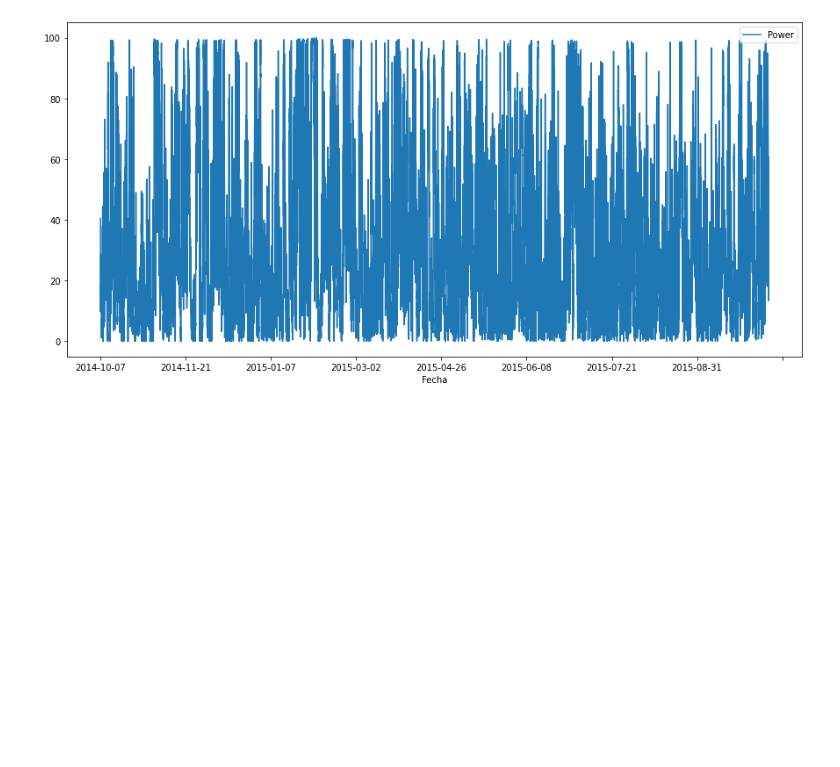
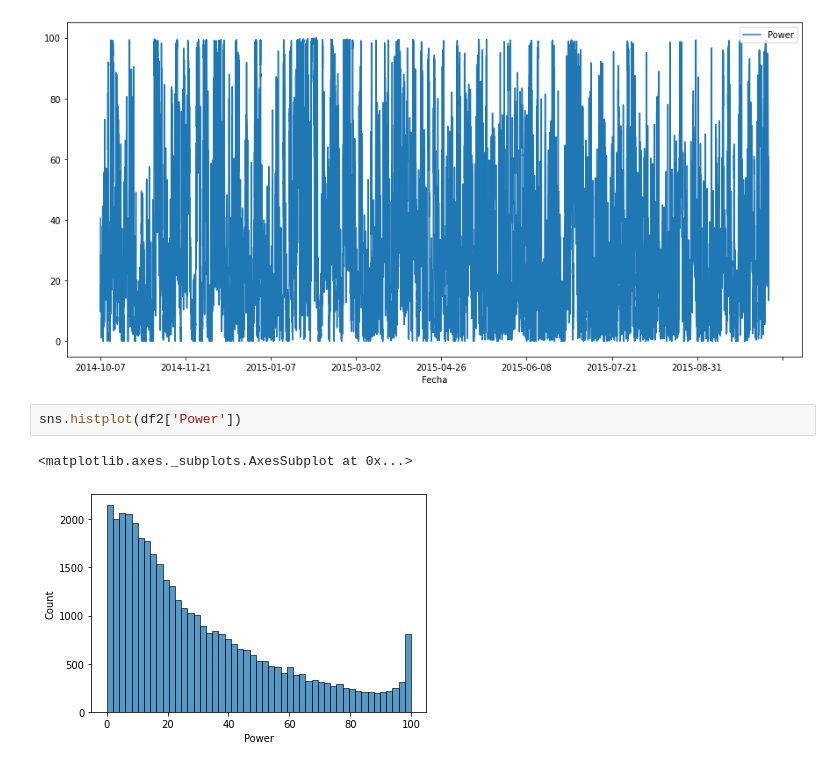
Before and after one commit to mteoraso/ML_Practice, a Jupyter notebook: Untitled50.ipynb, the cells around one changed output. Drawn from its saved outputs; the diff is of its cells as text; blank space fills up the shorter version.

```diff
--- a/Untitled50.ipynb
+++ b/Untitled50.ipynb
@@ -325,3 +325,8 @@ df2.plot('Fecha','Power', figsize=(15,7))
 # %% [output]
 <matplotlib.axes._subplots.AxesSubplot at 0x...>
 [figure]
+# %%
+sns.histplot(df2['Power'])
+# %% [output]
+<matplotlib.axes._subplots.AxesSubplot at 0x...>
+[figure, added]
```
Also changed, not shown: parts of 4 cells of this notebook.
